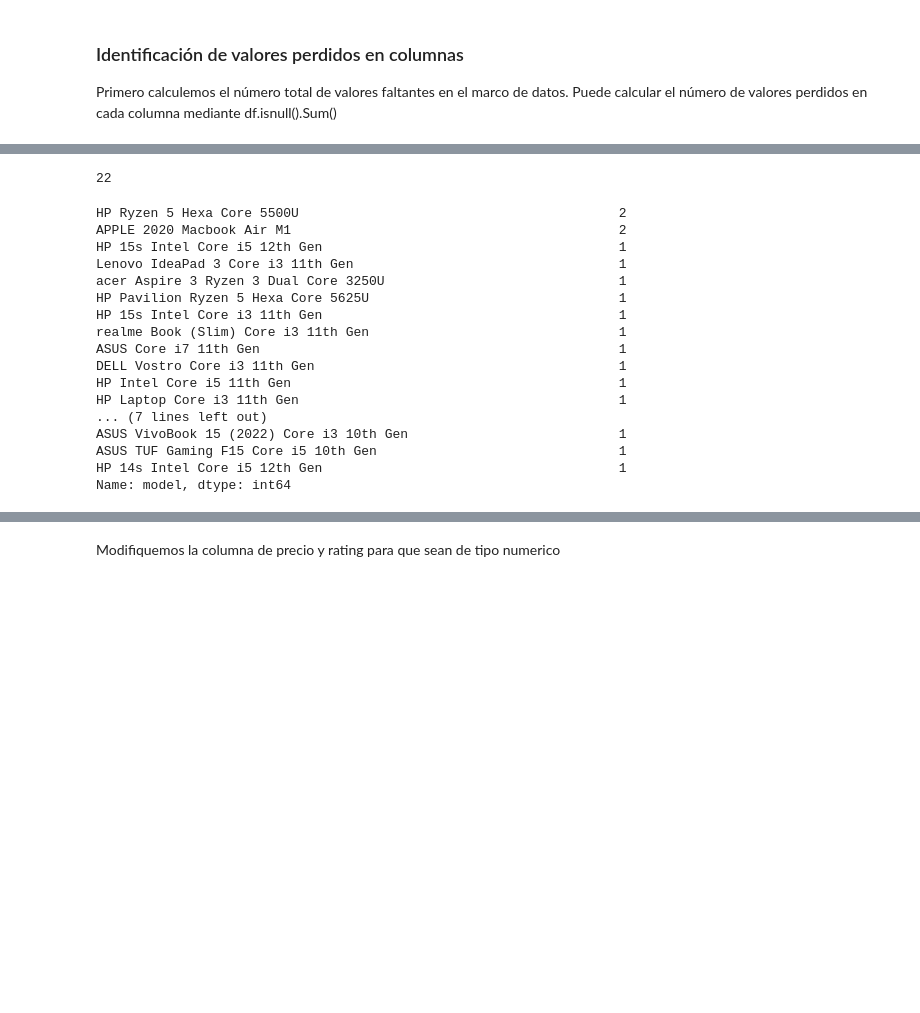
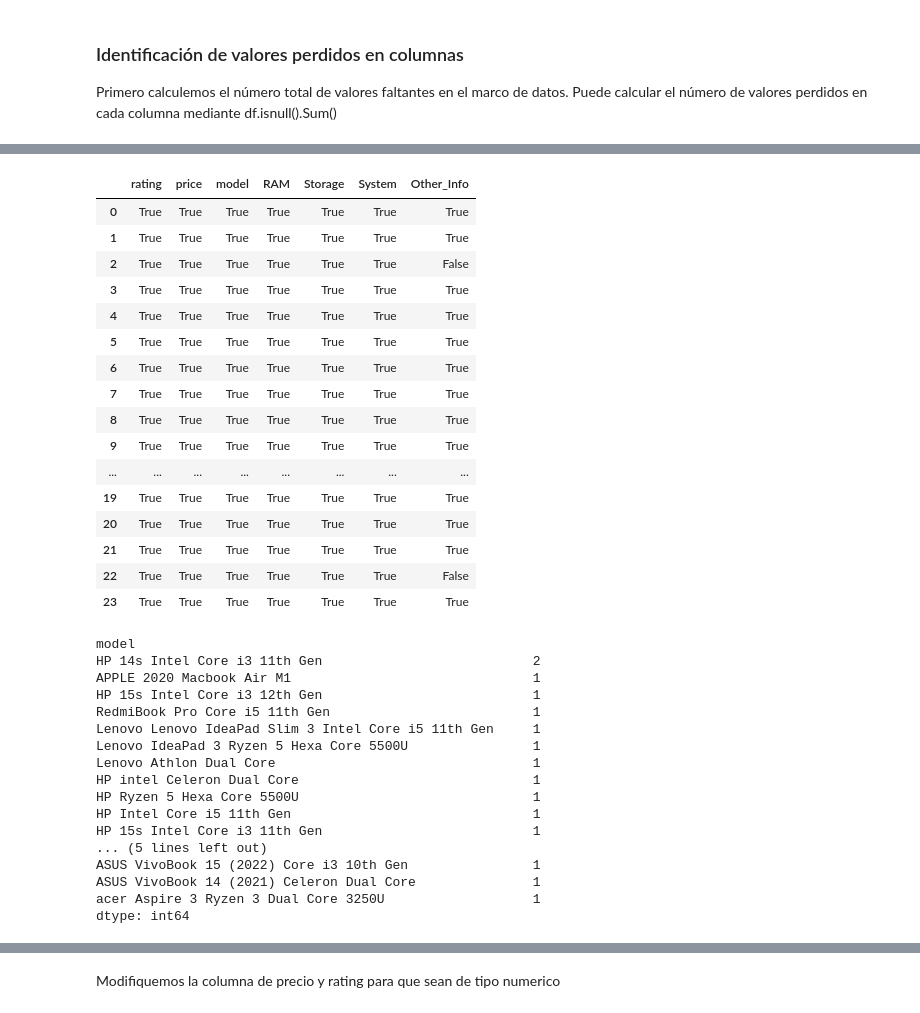
Before and after one commit to SalRmz/DCDP, a Jupyter notebook: 01 Programación en Python/notebooks/exercises/Practica5_Estadistica.ipynb, the cells around one changed output, grey strips where cells are left out. Saved outputs shown, nothing was run; the diff lists cells and outputs as text; code cells hidden in the pictures; blank space fills up the shorter version.

```diff
--- a/01 Programación en Python/notebooks/exercises/Practica5_Estadistica.ipynb
+++ b/01 Programación en Python/notebooks/exercises/Practica5_Estadistica.ipynb
@@ -501,24 +636,40 @@ dtype: int64
 # %%
-#<COMPLETA>
+laptop_df.notnull()
 # %% [output]
-22
+|  | rating | price | model | RAM | Storage | System | Other_Info |
+| 0 | True | True | True | True | True | True | True |
+| 1 | True | True | True | True | True | True | True |
+| 2 | True | True | True | True | True | True | False |
+| 3 | True | True | True | True | True | True | True |
+| 4 | True | True | True | True | True | True | True |
+| 5 | True | True | True | True | True | True | True |
+| 6 | True | True | True | True | True | True | True |
+| 7 | True | True | True | True | True | True | True |
+| 8 | True | True | True | True | True | True | True |
+| 9 | True | True | True | True | True | True | True |
+| ... | ... | ... | ... | ... | ... | ... | ... |
+| 19 | True | True | True | True | True | True | True |
+| 20 | True | True | True | True | True | True | True |
+| 21 | True | True | True | True | True | True | True |
+| 22 | True | True | True | True | True | True | False |
+| 23 | True | True | True | True | True | True | True |
 # %%
-#<COMPLETA>
+laptop_df.value_counts('model')
 # %% [output]
-HP Ryzen 5 Hexa Core 5500U                                         2
-APPLE 2020 Macbook Air M1                                          2
-HP 15s Intel Core i5 12th Gen                                      1
-Lenovo IdeaPad 3 Core i3 11th Gen                                  1
-acer Aspire 3 Ryzen 3 Dual Core 3250U                              1
-HP Pavilion Ryzen 5 Hexa Core 5625U                                1
-HP 15s Intel Core i3 11th Gen                                      1
-realme Book (Slim) Core i3 11th Gen                                1
-ASUS Core i7 11th Gen                                              1
-DELL Vostro Core i3 11th Gen                                       1
-HP Intel Core i5 11th Gen                                          1
-HP Laptop Core i3 11th Gen                                         1
-... (7 lines left out)
-ASUS VivoBook 15 (2022) Core i3 10th Gen                           1
-ASUS TUF Gaming F15 Core i5 10th Gen                               1
-HP 14s Intel Core i5 12th Gen                                      1
-Name: model, dtype: int64
+model
+HP 14s Intel Core i3 11th Gen                           2
+APPLE 2020 Macbook Air M1                               1
+HP 15s Intel Core i3 12th Gen                           1
+RedmiBook Pro Core i5 11th Gen                          1
+Lenovo Lenovo IdeaPad Slim 3 Intel Core i5 11th Gen     1
+Lenovo IdeaPad 3 Ryzen 5 Hexa Core 5500U                1
+Lenovo Athlon Dual Core                                 1
+HP intel Celeron Dual Core                              1
+HP Ryzen 5 Hexa Core 5500U                              1
+HP Intel Core i5 11th Gen                               1
+HP 15s Intel Core i3 11th Gen                           1
+... (5 lines left out)
+ASUS VivoBook 15 (2022) Core i3 10th Gen                1
+ASUS VivoBook 14 (2021) Celeron Dual Core               1
+acer Aspire 3 Ryzen 3 Dual Core 3250U                   1
+dtype: int64
```
Also changed, not shown: parts of 26 cells of this notebook.
